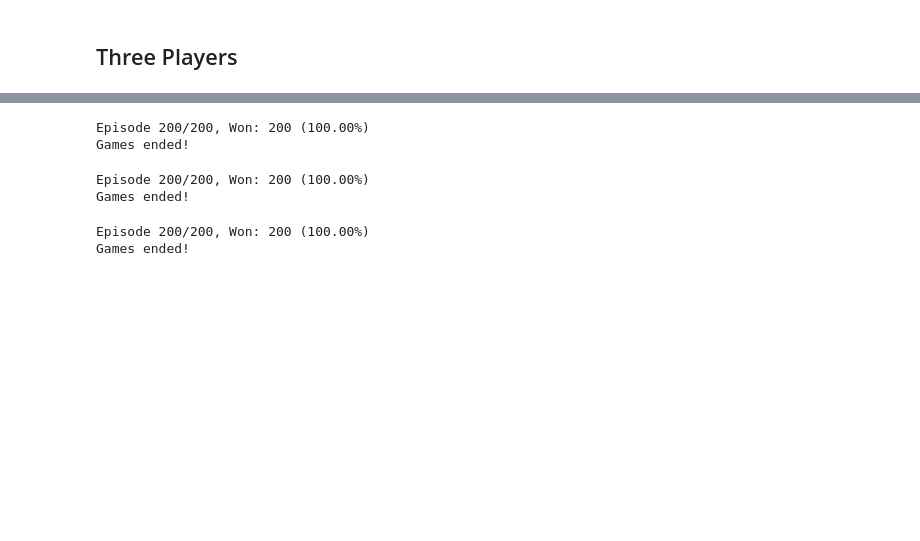
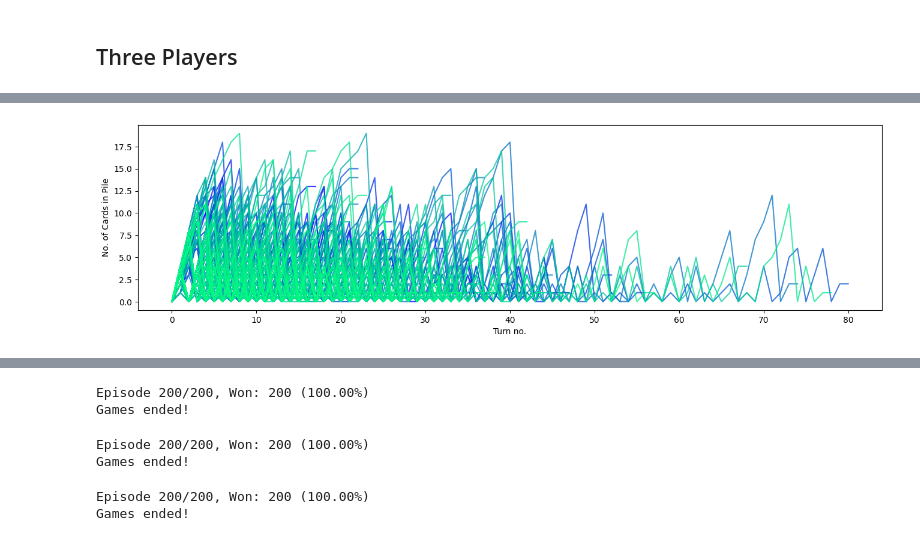
Before and after one commit to matsagad/game-theory-shenanigans, a Jupyter notebook: openspiel__cheat/cheat_dqn.ipynb, the cells around one changed output, grey strips where cells are left out. Saved outputs shown, nothing was run; the diff lists cells and outputs as text; code cells hidden in the pictures; blank space fills up the shorter version.

```diff
--- a/openspiel__cheat/cheat_dqn.ipynb
+++ b/openspiel__cheat/cheat_dqn.ipynb
@@ -393,0 +454,13 @@ plt.show()
+# %%
+colors = pl.cm.winter(np.linspace(0, 1, len(p3_games)))
+fig = plt.figure(figsize=(16, 4))
+ax = fig.add_subplot(111)
+
+for game, color in zip(p3_games, colors):
+    ax.plot(game, color=color, alpha=0.75)
+
+ax.set_xlabel("Turn no.")
+ax.set_ylabel("No. of Cards in Pile")
+fig.show()
+# %% [output]
+[figure, added]
```
Also changed, not shown: parts of 15 cells of this notebook.
